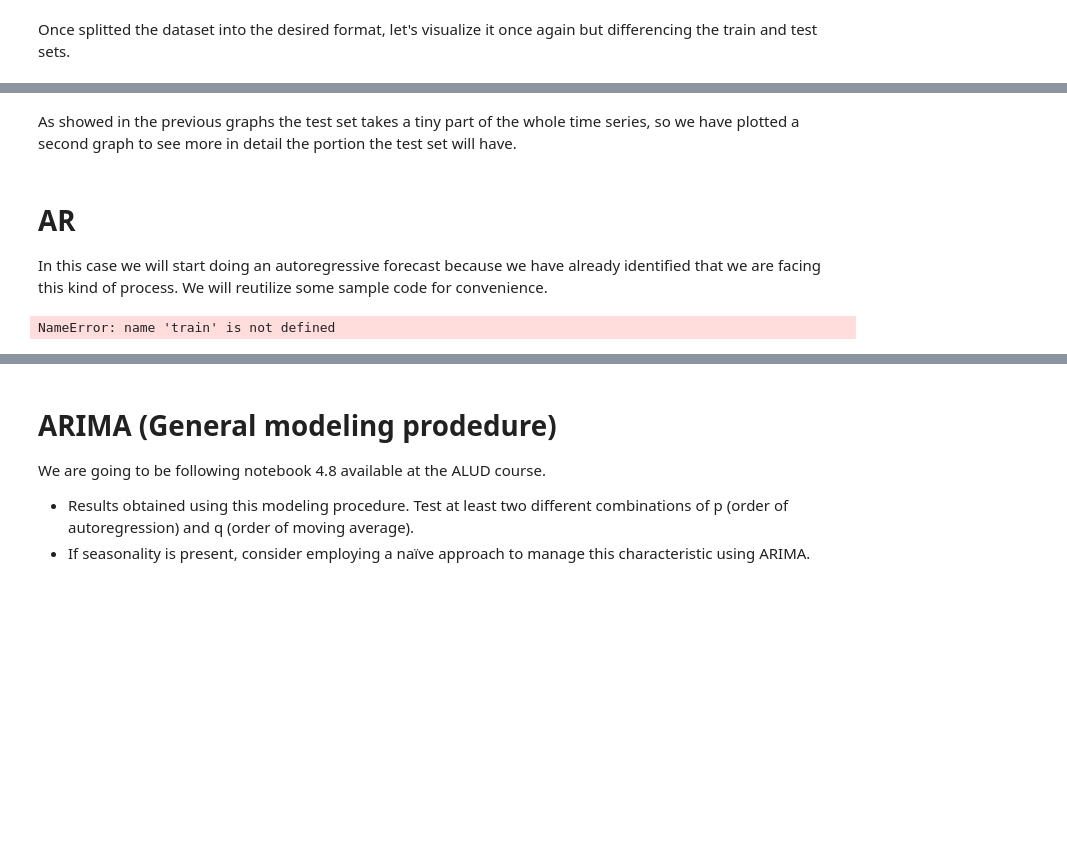
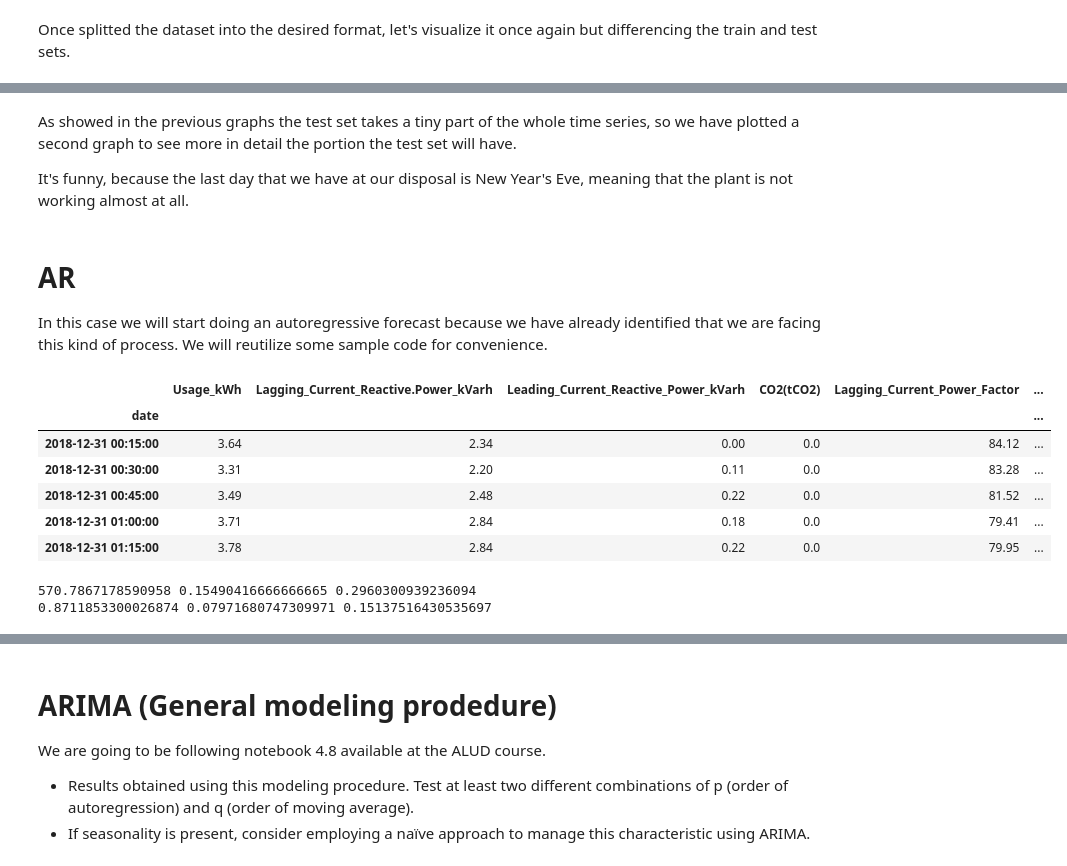
Before and after one commit to DiegoLopezAroca/Multivariate-Time-Series-Forecasting-of-Energy-Consumption-in-the-Steel-Industry, a Jupyter notebook: Advanced_ML_D2_2.ipynb, the cells around one changed output, grey strips where cells are left out. Saved outputs shown, nothing was run; the diff lists cells and outputs as text; code cells hidden in the pictures; blank space fills up the shorter version.

```diff
--- a/Advanced_ML_D2_2.ipynb
+++ b/Advanced_ML_D2_2.ipynb
@@ -264,2 +261,4 @@ plt.show()
 # %% [markdown]
 As showed in the previous graphs the test set takes a tiny part of the whole time series, so we have plotted a second graph to see more in detail the portion the test set will have.
+
+It's funny, because the last day that we have at our disposal is New Year's Eve, meaning that the plant is not working almost at all.
@@ -296,15 +308,44 @@ def rolling_forecast(df: pd.DataFrame, train_len: int, horizon: int, window: int
             pred_AR.extend(oos_pred)
         return pred_AR
 # %%
-TRAIN_LEN = len(train)
-HORIZON = len(test)
-WINDOW = 2
-pred_mean = rolling_forecast(df, TRAIN_LEN, HORIZON, WINDOW, 'mean')
-pred_last_value = rolling_forecast(df, TRAIN_LEN, HORIZON, WINDOW, 'last')
-pred_AR = rolling_forecast(df, TRAIN_LEN, HORIZON, WINDOW, 'AR')
-test['pred_mean'] = pred_mean
-test['pred_last_value'] = pred_last_value
-test['pred_AR'] = pred_AR
-test.head()
+TRAIN_LEN = train_size
+HORIZON = test_size
+# WINDOW = 2
+
+for i in range(3):
+    WINDOW = i
+    # We extract the endogenous variable and convert it into a DataFrame
+    # (type expected by the method)
+    target_df = df[['Usage_kWh']]
+
+    pred_mean = rolling_forecast(target_df, TRAIN_LEN, HORIZON, WINDOW, 'mean')
+    pred_last_value = rolling_forecast(target_df, TRAIN_LEN, HORIZON, WINDOW, 'last')
+    pred_AR = rolling_forecast(target_df, TRAIN_LEN, HORIZON, WINDOW, 'AR')
+
+    test = test.copy()
+
+    test['pred_mean'] = pred_mean
+    test['pred_last_value'] = pred_last_value
+    test['pred_AR'] = pred_AR
+    test.head()
 # %% [output]
-NameError: name 'train' is not defined
+|  | Usage_kWh | Lagging_Current_Reactive.Power_kVarh | Leading_Current_Reactive_Power_kVarh | CO2(tCO2) | Lagging_Current_Power_Factor | ... |
+| date |  |  |  |  |  | ... |
+| 2018-12-31 00:15:00 | 3.64 | 2.34 | 0.00 | 0.0 | 84.12 | ... |
+| 2018-12-31 00:30:00 | 3.31 | 2.20 | 0.11 | 0.0 | 83.28 | ... |
+| 2018-12-31 00:45:00 | 3.49 | 2.48 | 0.22 | 0.0 | 81.52 | ... |
+| 2018-12-31 01:00:00 | 3.71 | 2.84 | 0.18 | 0.0 | 79.41 | ... |
+| 2018-12-31 01:15:00 | 3.78 | 2.84 | 0.22 | 0.0 | 79.95 | ... |
+# %%
+mse_mean = mean_squared_error(test['pred_mean'], test['Usage_kWh'])
+mse_last = mean_squared_error(test['pred_last_value'], test['Usage_kWh'])
+mse_AR = mean_squared_error(test['pred_AR'], test['Usage_kWh'])
+print(mse_mean, mse_last, mse_AR)
+
+mape_mean = mean_absolute_percentage_error(test['pred_mean'], test['Usage_kWh'])
+mape_last = mean_absolute_percentage_error(test['pred_last_value'], test['Usage_kWh'])
+mape_AR = mean_absolute_percentage_error(test['pred_AR'], test['Usage_kWh'])
+print(mape_mean, mape_last, mape_AR)
+# %% [output]
+570.7867178590958 0.15490416666666665 0.2960300939236094
+0.8711853300026874 0.07971680747309971 0.15137516430535697
```
Also changed, not shown: parts of 9 cells of this notebook.
